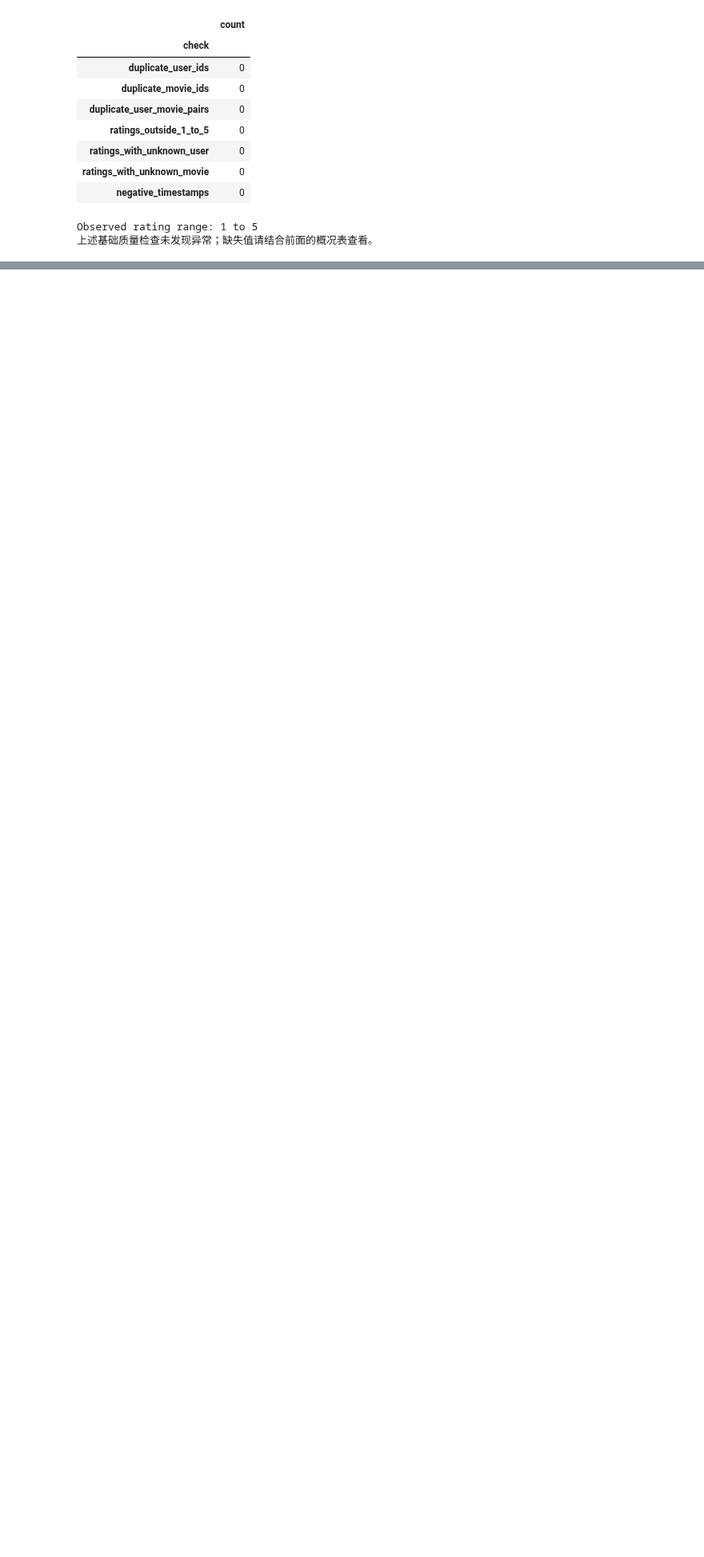
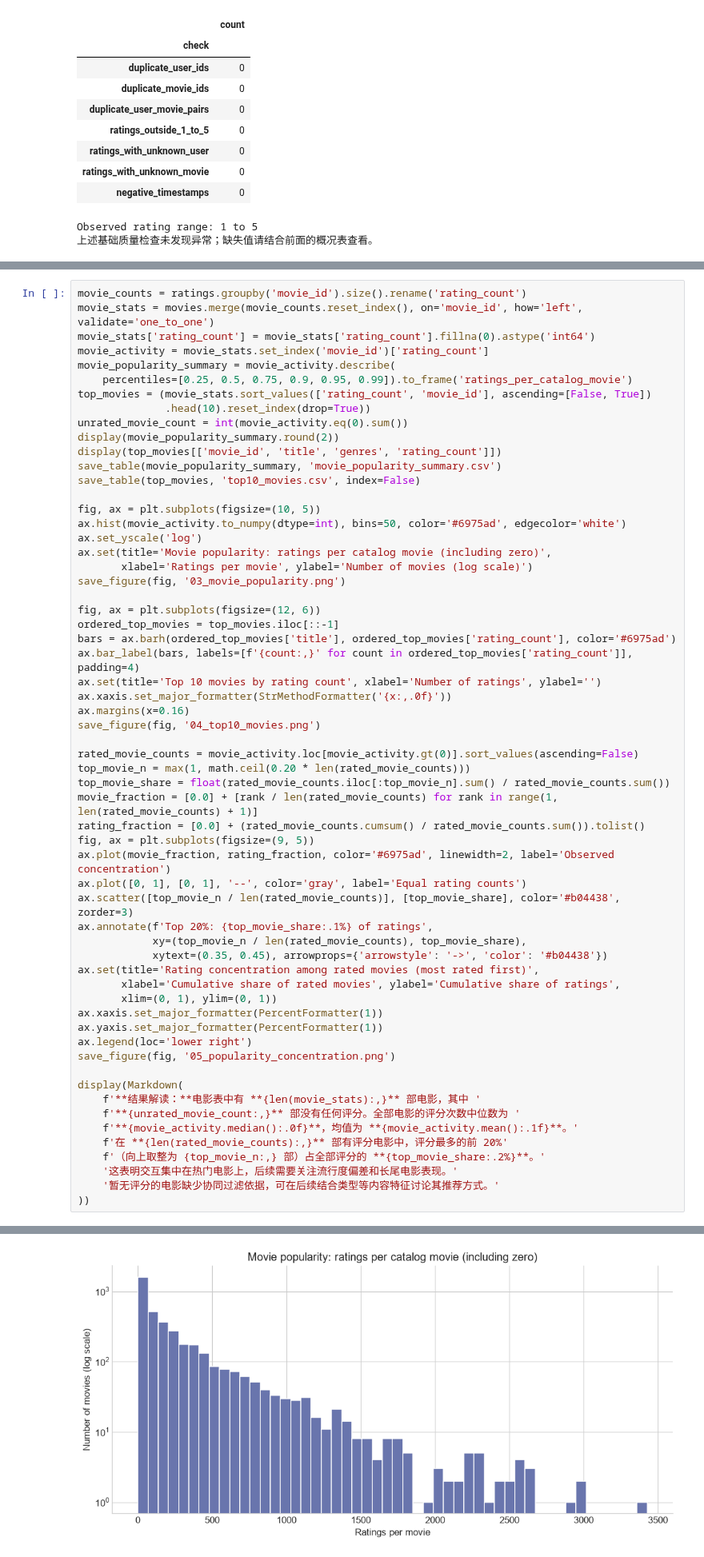
Before and after one commit to SZTU-ZBK/data_engineer_group_project, a Jupyter notebook: notebooks/01_data_analysis.ipynb, the cells around one changed output, grey strips where cells are left out. Shown at 80% size. Drawn from its saved outputs; the diff is of its cells as text; blank space fills up the shorter version.

```diff
--- a/notebooks/01_data_analysis.ipynb
+++ b/notebooks/01_data_analysis.ipynb
@@ -164,0 +297,61 @@ Observed rating range: 1 to 5
+# %%
+movie_counts = ratings.groupby('movie_id').size().rename('rating_count')
+movie_stats = movies.merge(movie_counts.reset_index(), on='movie_id', how='left', validate='one_to_one')
+movie_stats['rating_count'] = movie_stats['rating_count'].fillna(0).astype('int64')
+movie_activity = movie_stats.set_index('movie_id')['rating_count']
+movie_popularity_summary = movie_activity.describe(
+    percentiles=[0.25, 0.5, 0.75, 0.9, 0.95, 0.99]).to_frame('ratings_per_catalog_movie')
+top_movies = (movie_stats.sort_values(['rating_count', 'movie_id'], ascending=[False, True])
+              .head(10).reset_index(drop=True))
+unrated_movie_count = int(movie_activity.eq(0).sum())
+display(movie_popularity_summary.round(2))
+display(top_movies[['movie_id', 'title', 'genres', 'rating_count']])
+save_table(movie_popularity_summary, 'movie_popularity_summary.csv')
+save_table(top_movies, 'top10_movies.csv', index=False)
+
+fig, ax = plt.subplots(figsize=(10, 5))
+ax.hist(movie_activity.to_numpy(dtype=int), bins=50, color='#6975ad', edgecolor='white')
+ax.set_yscale('log')
+ax.set(title='Movie popularity: ratings per catalog movie (including zero)',
+       xlabel='Ratings per movie', ylabel='Number of movies (log scale)')
+save_figure(fig, '03_movie_popularity.png')
+
+fig, ax = plt.subplots(figsize=(12, 6))
+ordered_top_movies = top_movies.iloc[::-1]
+bars = ax.barh(ordered_top_movies['title'], ordered_top_movies['rating_count'], color='#6975ad')
+ax.bar_label(bars, labels=[f'{count:,}' for count in ordered_top_movies['rating_count']], padding=4)
+ax.set(title='Top 10 movies by rating count', xlabel='Number of ratings', ylabel='')
+ax.xaxis.set_major_formatter(StrMethodFormatter('{x:,.0f}'))
+ax.margins(x=0.16)
+save_figure(fig, '04_top10_movies.png')
+
+rated_movie_counts = movie_activity.loc[movie_activity.gt(0)].sort_values(ascending=False)
+top_movie_n = max(1, math.ceil(0.20 * len(rated_movie_counts)))
+top_movie_share = float(rated_movie_counts.iloc[:top_movie_n].sum() / rated_movie_counts.sum())
+movie_fraction = [0.0] + [rank / len(rated_movie_counts) for rank in range(1, len(rated_movie_counts) + 1)]
+rating_fraction = [0.0] + (rated_movie_counts.cumsum() / rated_movie_counts.sum()).tolist()
+fig, ax = plt.subplots(figsize=(9, 5))
+ax.plot(movie_fraction, rating_fraction, color='#6975ad', linewidth=2, label='Observed concentration')
+ax.plot([0, 1], [0, 1], '--', color='gray', label='Equal rating counts')
+ax.scatter([top_movie_n / len(rated_movie_counts)], [top_movie_share], color='#b04438', zorder=3)
+ax.annotate(f'Top 20%: {top_movie_share:.1%} of ratings',
+            xy=(top_movie_n / len(rated_movie_counts), top_movie_share),
+            xytext=(0.35, 0.45), arrowprops={'arrowstyle': '->', 'color': '#b04438'})
+ax.set(title='Rating concentration among rated movies (most rated first)',
+       xlabel='Cumulative share of rated movies', ylabel='Cumulative share of ratings',
+       xlim=(0, 1), ylim=(0, 1))
+ax.xaxis.set_major_formatter(PercentFormatter(1))
+ax.yaxis.set_major_formatter(PercentFormatter(1))
+ax.legend(loc='lower right')
+save_figure(fig, '05_popularity_concentration.png')
+
+display(Markdown(
+    f'**结果解读：**电影表中有 **{len(movie_stats):,}** 部电影，其中 '
+    f'**{unrated_movie_count:,}** 部没有任何评分。全部电影的评分次数中位数为 '
+    f'**{movie_activity.median():.0f}**，均值为 **{movie_activity.mean():.1f}**。'
+    f'在 **{len(rated_movie_counts):,}** 部有评分电影中，评分最多的前 20%'
+    f'（向上取整为 {top_movie_n:,} 部）占全部评分的 **{top_movie_share:.2%}**。'
+    '这表明交互集中在热门电影上，后续需要关注流行度偏差和长尾电影表现。'
+    '暂无评分的电影缺少协同过滤依据，可在后续结合类型等内容特征讨论其推荐方式。'
+))
+# %% [output]
@@ -164,0 +381 @@ Observed rating range: 1 to 5
+[figure, added]
```
Also changed, not shown: parts of 17 cells of this notebook, 16 other files.
